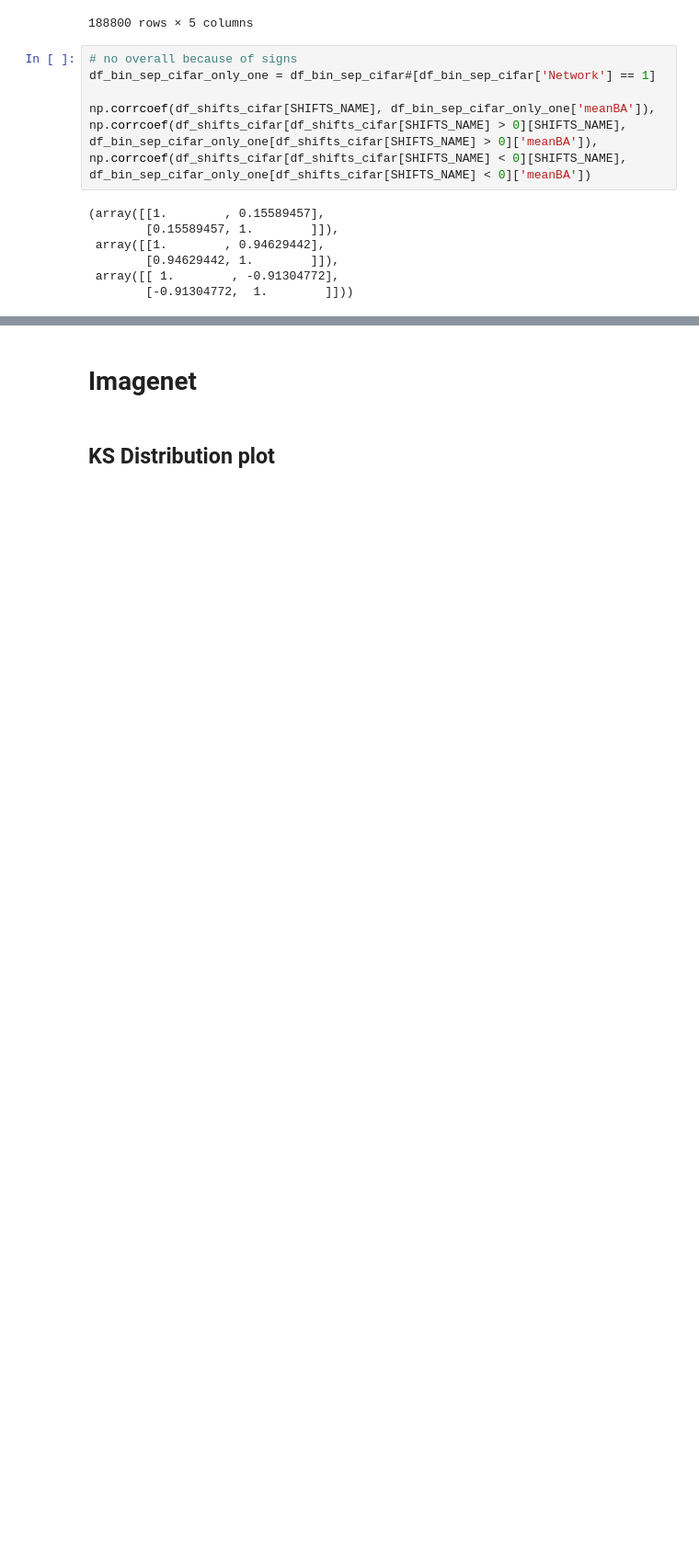
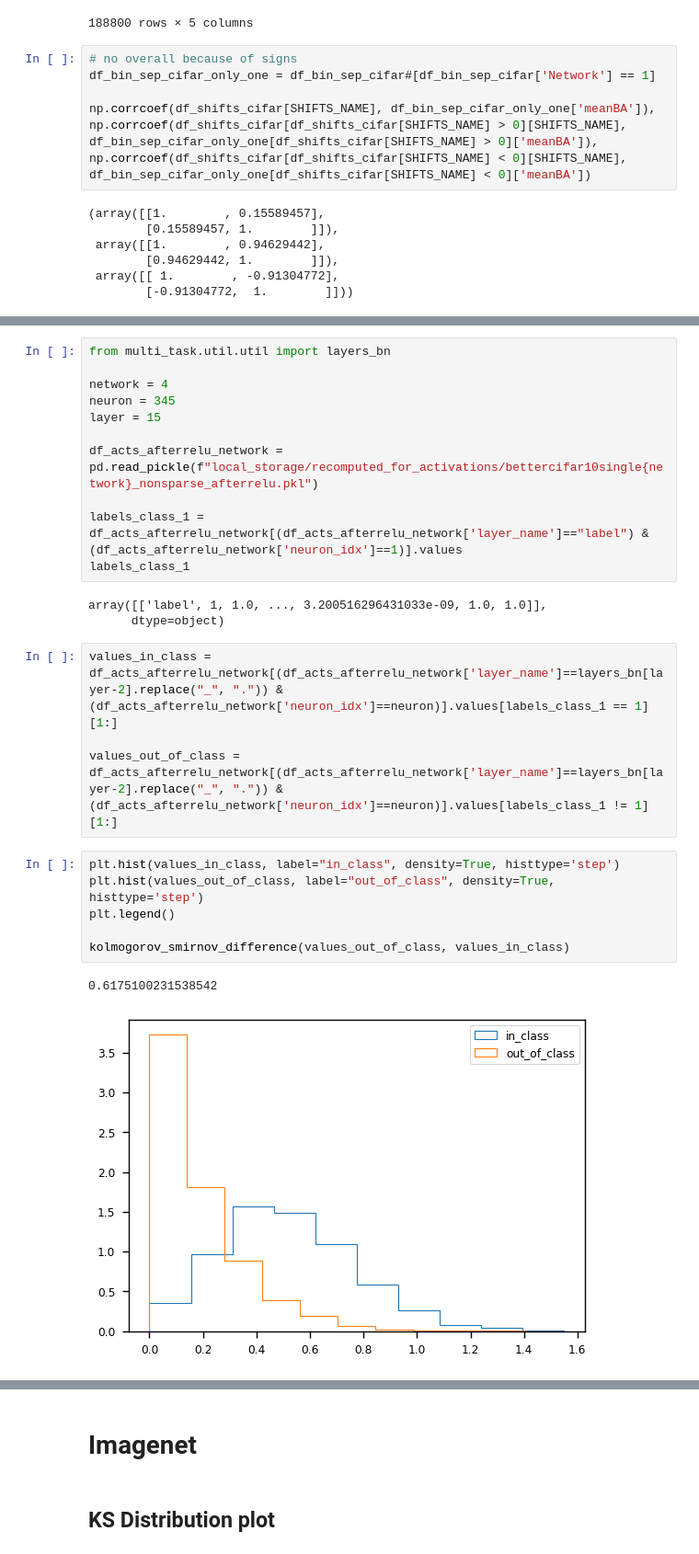
Before and after one commit to AwesomeLemon/structure-for-interpretability, a Jupyter notebook: plots_paper.ipynb, the cells around one changed output, grey strips where cells are left out. Shown at 92% size. Saved outputs shown, nothing was run; the diff lists cells and outputs as text; blank space fills up the shorter version.

```diff
--- a/plots_paper.ipynb
+++ b/plots_paper.ipynb
@@ -686,0 +777,27 @@ np.corrcoef(df_shifts_cifar[SHIFTS_NAME], df_bin_sep_cifar_only_one['meanBA']),
+# %%
+from multi_task.util.util import layers_bn
+
+network = 4
+neuron = 345
+layer = 15
+
+df_acts_afterrelu_network = pd.read_pickle(f"local_storage/recomputed_for_activations/bettercifar10single{network}_nonsparse_afterrelu.pkl")
+
+labels_class_1 = df_acts_afterrelu_network[(df_acts_afterrelu_network['layer_name']=="label") & (df_acts_afterrelu_network['neuron_idx']==1)].values
+labels_class_1
+# %% [output]
+array([['label', 1, 1.0, ..., 3.200516296431033e-09, 1.0, 1.0]],
+      dtype=object)
+# %%
+values_in_class = df_acts_afterrelu_network[(df_acts_afterrelu_network['layer_name']==layers_bn[layer-2].replace("_", ".")) & (df_acts_afterrelu_network['neuron_idx']==neuron)].values[labels_class_1 == 1][1:]
+
+values_out_of_class = df_acts_afterrelu_network[(df_acts_afterrelu_network['layer_name']==layers_bn[layer-2].replace("_", ".")) & (df_acts_afterrelu_network['neuron_idx']==neuron)].values[labels_class_1 != 1][1:]
+# %%
+plt.hist(values_in_class, label="in_class", density=True, histtype='step')
+plt.hist(values_out_of_class, label="out_of_class", density=True, histtype='step')
+plt.legend()
+
+kolmogorov_smirnov_difference(values_out_of_class, values_in_class)
+# %% [output]
+0.6175100231538542
+[figure, added]
```
Also changed, not shown: parts of 28 cells of this notebook, 6 other files.
